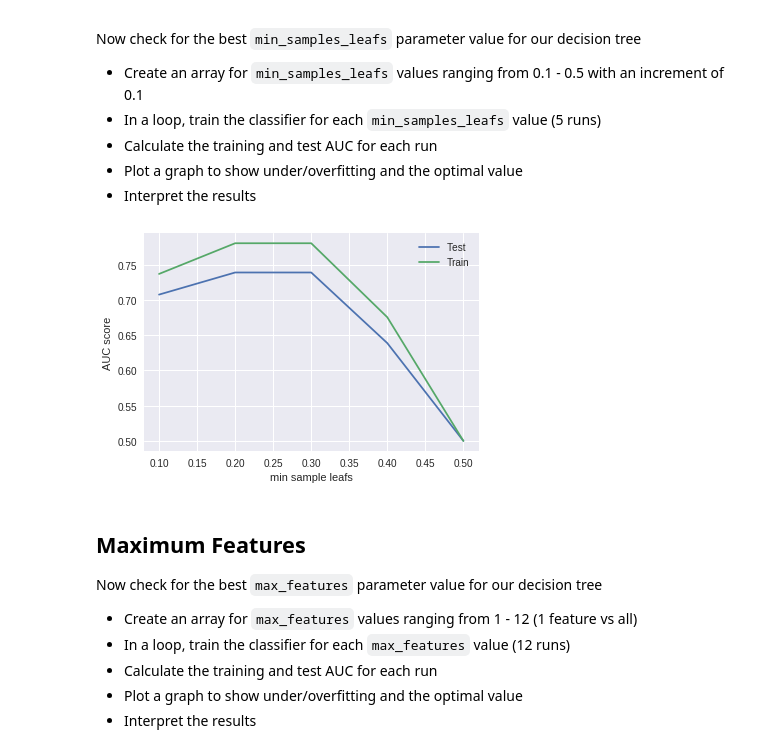
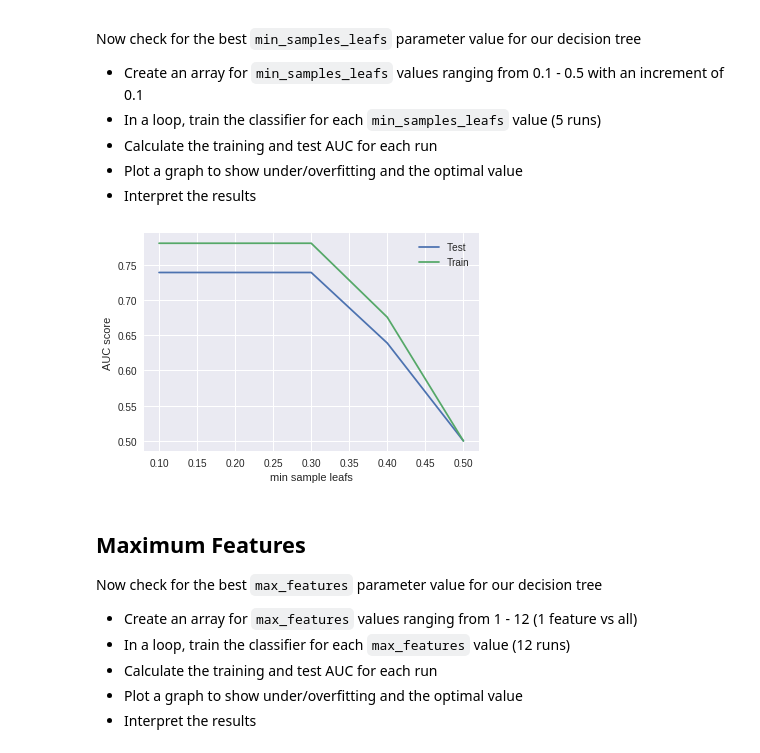
Before and after one commit to OsterMendel/dsc-tuning-decision-trees-lab-nyc-ds-033020, a Jupyter notebook: index.ipynb, the cells around one changed output. Saved outputs shown, nothing was run; the diff lists cells and outputs as text; code cells hidden in the pictures.

```diff
--- a/index.ipynb
+++ b/index.ipynb
@@ -171,26 +171,26 @@ Now check for the best `min_samples_leafs` parameter value for our decision tree
 # %%
 # Calculate the optimal value for minimum sample leafs
 train_scores3 = []
 scores3 = []
 for i in np.arange(.1,.6,.1):
-    dtc = DecisionTreeClassifier(random_state=SEED,criterion='entropy',max_depth=3,min_samples_split=.3,min_samples_leaf=i)
+    dtc = DecisionTreeClassifier(random_state=SEED,criterion='entropy',max_depth=3,min_samples_split=.7,min_samples_leaf=i)
     dtc.fit(X_train,y_train)
     preds = dtc.predict(X_test)
     predst = dtc.predict(X_train)
     false_positive_rate2, true_positive_rate2, thresholds2 = roc_curve(y_test, preds)
     false_positive_ratet, true_positive_ratet, thresholdst = roc_curve(y_train, predst)
     roc_auc_l = auc(false_positive_rate2,true_positive_rate2)
     roc_auc_t = auc(false_positive_ratet,true_positive_ratet)
     train_scores3.append(roc_auc_t)
     scores3.append(roc_auc_l)
 plt.plot(np.arange(.1,.6,.1),scores3,label='Test');
 plt.plot(np.arange(.1,.6,.1),train_scores3,label='Train');
 plt.xlabel('min sample leafs');
 plt.ylabel('AUC score');
 plt.legend()
 plt.show()
 # %% [output]
-[figure, old version]
+[figure, new version]
 # %%
 # Your observations here
 # %% [markdown]
```
